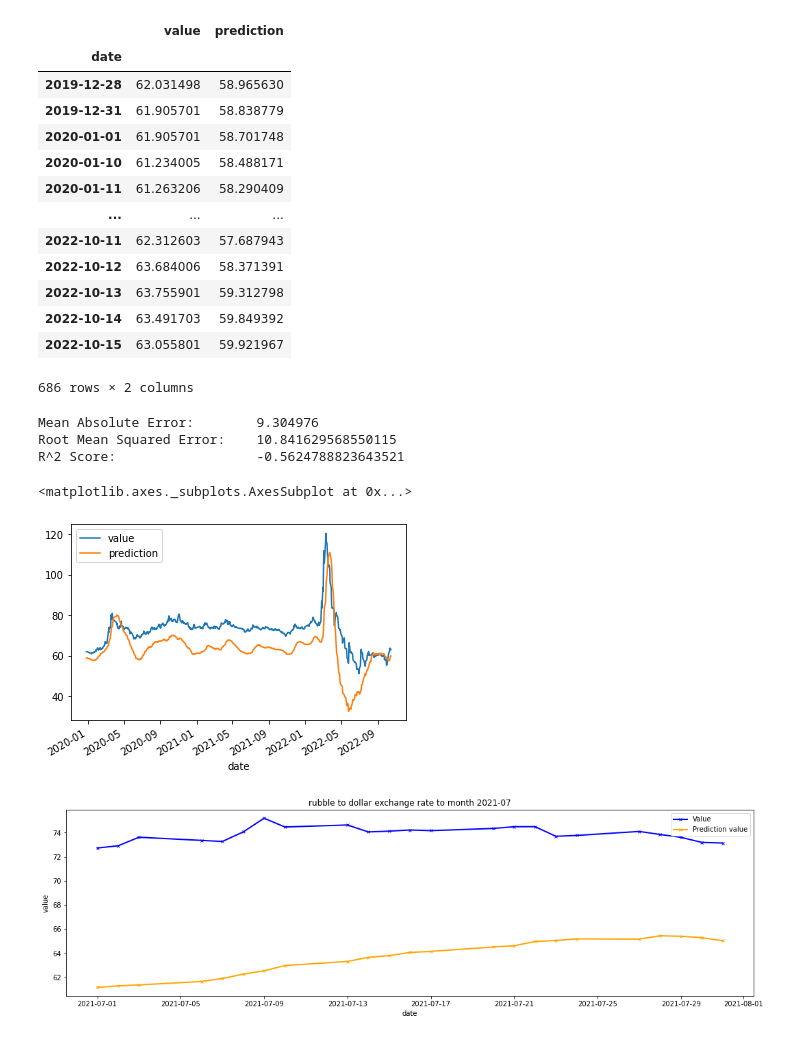
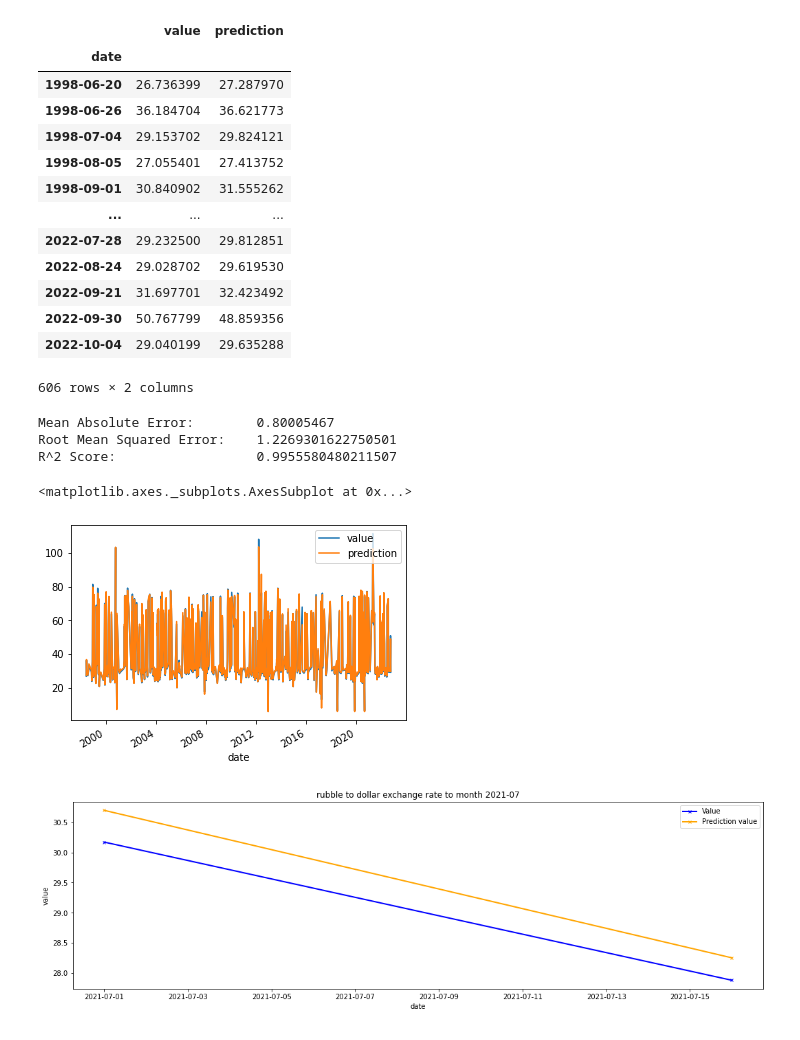
Before and after one commit to Donistr/python-1, a Jupyter notebook: Lab4/Untitled2.ipynb, the cells around one changed output. Saved outputs shown, nothing was run; the diff lists cells and outputs as text; code cells hidden in the pictures.

Commit message:
теперь validation loss не 0(для этого был изменён датасет), везде включил shuffle, немного изменил learning_rate, вроде стало намного лучше

```diff
--- a/Lab4/Untitled2.ipynb
+++ b/Lab4/Untitled2.ipynb
@@ -169,8 +169,8 @@ def train_val_test_split(df: pd.DataFrame, target_col: str, test_ratio: float) -
     """
     val_ratio = test_ratio / (1 - test_ratio)
     X, y = feature_label_split(df, target_col)
-    X_train, X_test, y_train, y_test = train_test_split(X, y, test_size=test_ratio, shuffle=False)
-    X_train, X_val, y_train, y_val = train_test_split(X_train, y_train, test_size=val_ratio, shuffle=False)
+    X_train, X_test, y_train, y_test = train_test_split(X, y, test_size=test_ratio, shuffle=True)
+    X_train, X_val, y_train, y_val = train_test_split(X_train, y_train, test_size=val_ratio, shuffle=True)
     return X_train, X_val, X_test, y_train, y_val, y_test
 
 X_train, X_val, X_test, y_train, y_val, y_test = train_val_test_split(df_timelags, 'value', 0.1)
@@ -211,10 +211,10 @@ train = TensorDataset(train_features, train_targets)
 val = TensorDataset(val_features, val_targets)
 test = TensorDataset(test_features, test_targets)
 
-train_loader = DataLoader(train, batch_size=batch_size, shuffle=False, drop_last=True)
-val_loader = DataLoader(val, batch_size=batch_size, shuffle=False, drop_last=True)
-test_loader = DataLoader(test, batch_size=batch_size, shuffle=False, drop_last=True)
-test_loader_one = DataLoader(test, batch_size=1, shuffle=False, drop_last=True)
+train_loader = DataLoader(train, batch_size=batch_size, shuffle=True, drop_last=True)
+val_loader = DataLoader(val, batch_size=batch_size, shuffle=True, drop_last=True)
+test_loader = DataLoader(test, batch_size=batch_size, shuffle=True, drop_last=True)
+test_loader_one = DataLoader(test, batch_size=1, shuffle=True, drop_last=True)
 # %%
 class RNNModel(nn.Module):
     def __init__(self, input_dim: int, hidden_dim: int, layer_dim: int, output_dim: int, dropout_prob: float) -> None:
@@ -426,7 +426,7 @@ layer_dim = 3
 batch_size = 128
 dropout = 0.2
 n_epochs = 100
-learning_rate = 1e-3
+learning_rate = 1e-4
 weight_decay = 1e-6
 
 model_params = {'input_dim': input_dim,
@@ -499,18 +499,18 @@ df_result
 # %% [output]
 |  | value | prediction |
 | date |  |  |
-| 2019-12-28 | 62.031498 | 58.965630 |
-| 2019-12-31 | 61.905701 | 58.838779 |
-| 2020-01-01 | 61.905701 | 58.701748 |
-| 2020-01-10 | 61.234005 | 58.488171 |
-| 2020-01-11 | 61.263206 | 58.290409 |
+| 1998-06-20 | 26.736399 | 27.287970 |
+| 1998-06-26 | 36.184704 | 36.621773 |
+| 1998-07-04 | 29.153702 | 29.824121 |
+| 1998-08-05 | 27.055401 | 27.413752 |
+| 1998-09-01 | 30.840902 | 31.555262 |
 | ... | ... | ... |
-| 2022-10-11 | 62.312603 | 57.687943 |
-| 2022-10-12 | 63.684006 | 58.371391 |
-| 2022-10-13 | 63.755901 | 59.312798 |
-| 2022-10-14 | 63.491703 | 59.849392 |
-| 2022-10-15 | 63.055801 | 59.921967 |
+| 2022-07-28 | 29.232500 | 29.812851 |
+| 2022-08-24 | 29.028702 | 29.619530 |
+| 2022-09-21 | 31.697701 | 32.423492 |
+| 2022-09-30 | 50.767799 | 48.859356 |
+| 2022-10-04 | 29.040199 | 29.635288 |
-686 rows × 2 columns
+606 rows × 2 columns
 # %%
 def calculate_metrics(df: pd.DataFrame) -> dict:
     """
@@ -529,14 +529,14 @@ def calculate_metrics(df: pd.DataFrame) -> dict:
 
 result_metrics = calculate_metrics(df_result)
 # %% [output]
-Mean Absolute Error:        9.304976
-Root Mean Squared Error:    10.841629568550115
-R^2 Score:                  -0.5624788823643521
+Mean Absolute Error:        0.80005467
+Root Mean Squared Error:    1.2269301622750501
+R^2 Score:                  0.9955580480211507
 # %%
 df_result.plot()
 # %% [output]
 <matplotlib.axes._subplots.AxesSubplot at 0x...>
-[figure, old version]
+[figure, new version]
 # %%
 def filter_dataframe_date(df: pd.DataFrame, date_start: pd.Timestamp, date_end: pd.Timestamp) -> pd.DataFrame:
     """
@@ -547,34 +547,34 @@ def filter_dataframe_date(df: pd.DataFrame, date_start: pd.Timestamp, date_end:
     :param date_end: конечная дата
     :return: возвращает отфильтрованный датафрейм
     """
-    df_copy = df
+    df_copy = df.copy(deep=True)
     df_copy.reset_index(drop = False, inplace=True)
-    return df_copy[(date_start <= df.date) & (df.date <= date_end)]
+    return df_copy[(date_start <= df_copy.date) & (df_copy.date <= date_end)]
 
 
 def comparison_for_month(df: pd.DataFrame, month: int, year: int) -> None:
     """
     функция рисует график за выбранный месяц
     :param df: датафрейм
     :param month: выбранный месяц
     :param year: выбранный год
     :return: ничего не возвращает
     """
     date_start = pd.Timestamp(year, month, 1)
     date_end = pd.Timestamp(year, month, date_start.days_in_month)
     df_filtered = filter_dataframe_date(df, date_start, date_end)
     df_filtered = df_filtered.set_index(['date'])
     plt.figure(figsize=(18, 5))
     plt.xlabel('date')
     plt.ylabel('value')
     plt.title(f'rubble to dollar exchange rate to month {year}-{month:02d}')
     plt.plot(df_filtered['value'], color="blue", marker="x", linewidth=2, markersize=4)
     plt.plot(df_filtered['prediction'], color="orange", marker="x", linewidth=2, markersize=4)
     plt.legend(["Value", "Prediction value"])
     plt.show()
 
 
 month, year = 7, 2021
 comparison_for_month(df_result, month, year)
 # %% [output]
-[figure, old version]
+[figure, new version]
```
Also changed, not shown: parts of 4 cells of this notebook, 1 other file.
